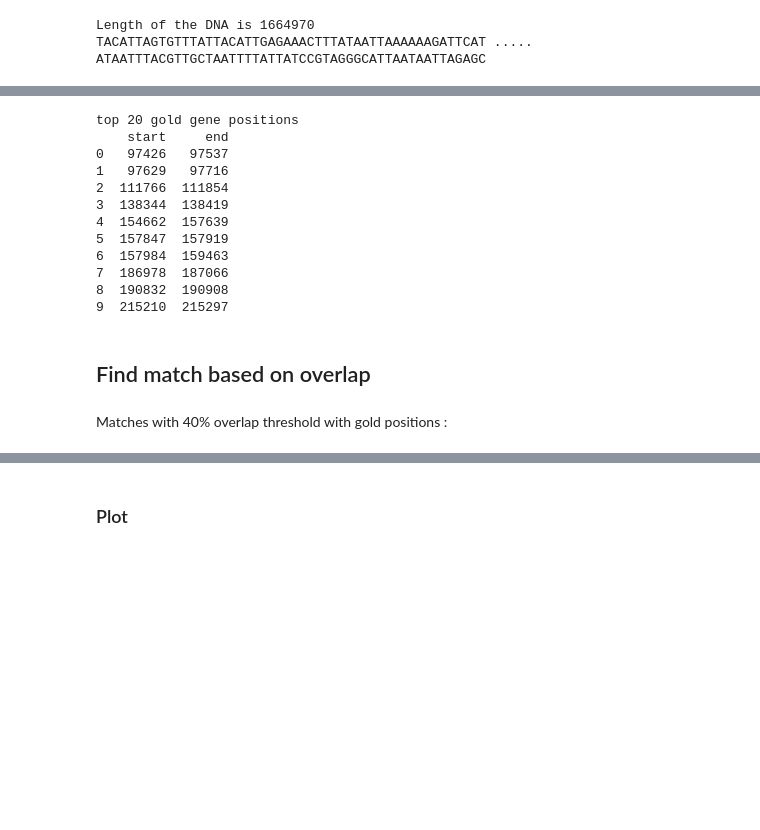
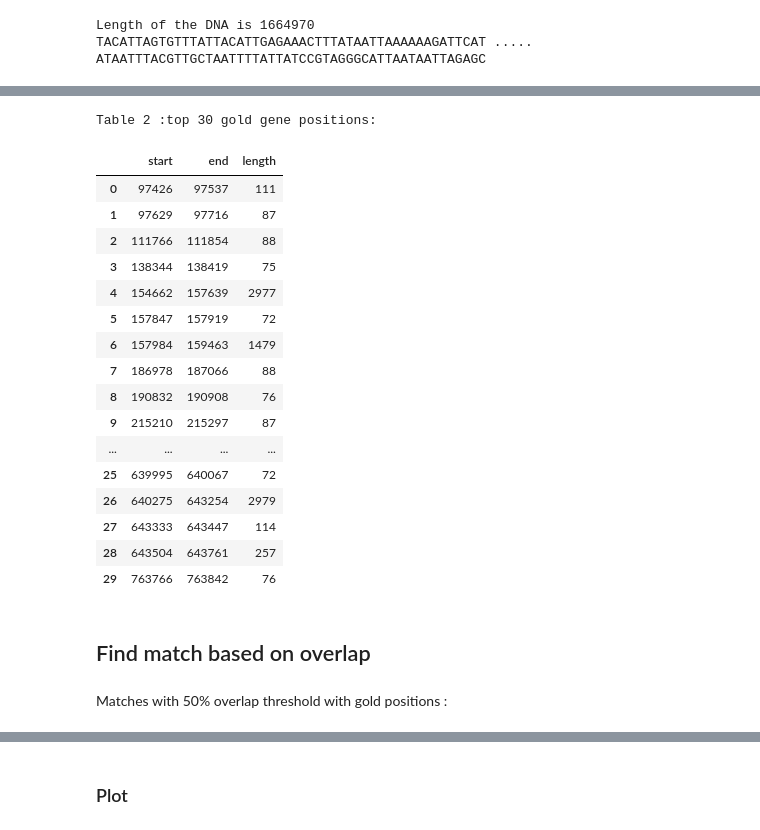
Before and after one commit to krishansubudhi/UW_CompBio, a Jupyter notebook: Assignment4/notebooks/evaluate.ipynb, the cells around one changed output, grey strips where cells are left out. Drawn from its saved outputs; the diff is of its cells as text; code cells hidden in the pictures; blank space fills up the shorter version.

```diff
--- a/Assignment4/notebooks/evaluate.ipynb
+++ b/Assignment4/notebooks/evaluate.ipynb
@@ -143,20 +141,28 @@ First 10 hits longer than 50 bp from the 10th pass
 # %%
 genepos = get_genes_from_file('../data/GCF_000091665.1_ASM9166v1_genomic.gff')
-print('top 20 gold gene positions ')
-print(pd.DataFrame(genepos[:10], columns = ['start', 'end']))
+genepos = pd.DataFrame(genepos, columns = ['start', 'end'])
+genepos['length'] = genepos['end'] - genepos['start']
+print('Table 2 :top 30 gold gene positions:')
+display(genepos.head(30))
 # %% [output]
-top 20 gold gene positions
-    start     end
-0   97426   97537
-1   97629   97716
-2  111766  111854
-3  138344  138419
-4  154662  157639
-5  157847  157919
-6  157984  159463
-7  186978  187066
-8  190832  190908
-9  215210  215297
+Table 2 :top 30 gold gene positions:
+|  | start | end | length |
+| 0 | 97426 | 97537 | 111 |
+| 1 | 97629 | 97716 | 87 |
+| 2 | 111766 | 111854 | 88 |
+| 3 | 138344 | 138419 | 75 |
+| 4 | 154662 | 157639 | 2977 |
+| 5 | 157847 | 157919 | 72 |
+| 6 | 157984 | 159463 | 1479 |
+| 7 | 186978 | 187066 | 88 |
+| 8 | 190832 | 190908 | 76 |
+| 9 | 215210 | 215297 | 87 |
+| ... | ... | ... | ... |
+| 25 | 639995 | 640067 | 72 |
+| 26 | 640275 | 643254 | 2979 |
+| 27 | 643333 | 643447 | 114 |
+| 28 | 643504 | 643761 | 257 |
+| 29 | 763766 | 763842 | 76 |
 # %% [markdown]
 ## Find match based on overlap
 # %%
@@ -178,5 +190,5 @@ for pred in iter_pred:
 #     print(f'{pred} Total overlap  = {overlap}, length = {length}, ratio = {overlap/length}')
 # %% [markdown]
-Matches with 40% overlap threshold with gold positions :
+Matches with 50% overlap threshold with gold positions :
 # %%
 df['percentage_overlap'] = np.array(overlap_ratios)*100
```
Also changed, not shown: parts of 11 cells of this notebook, 9 other files.
